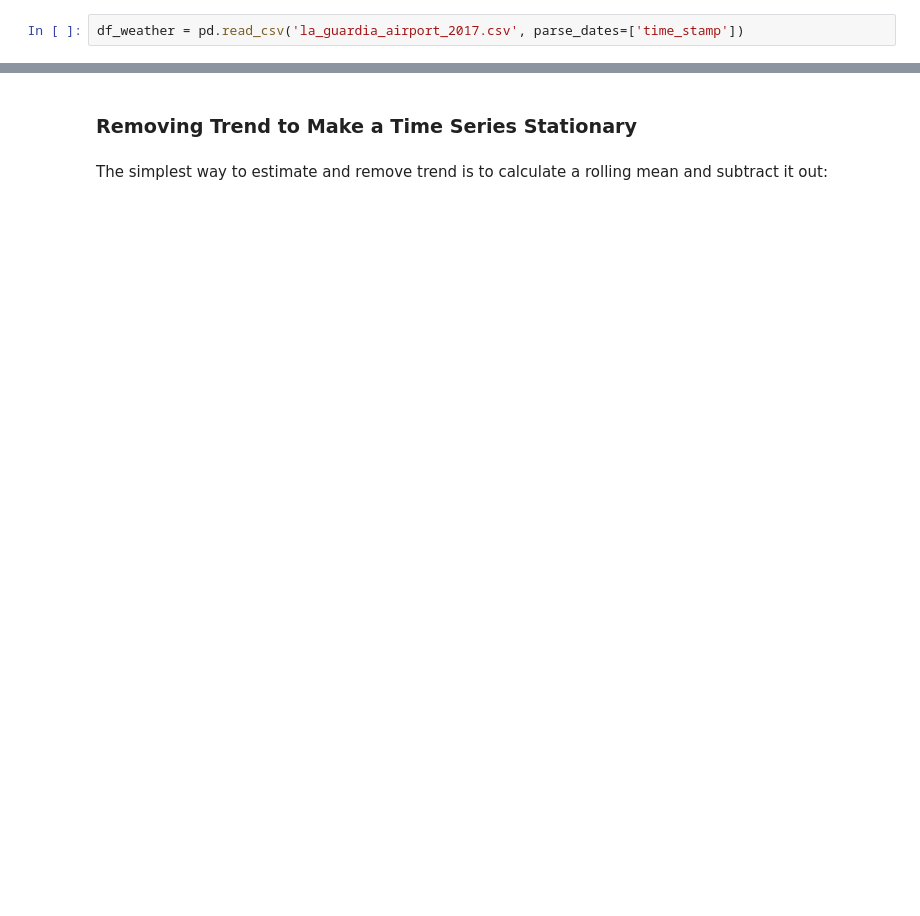
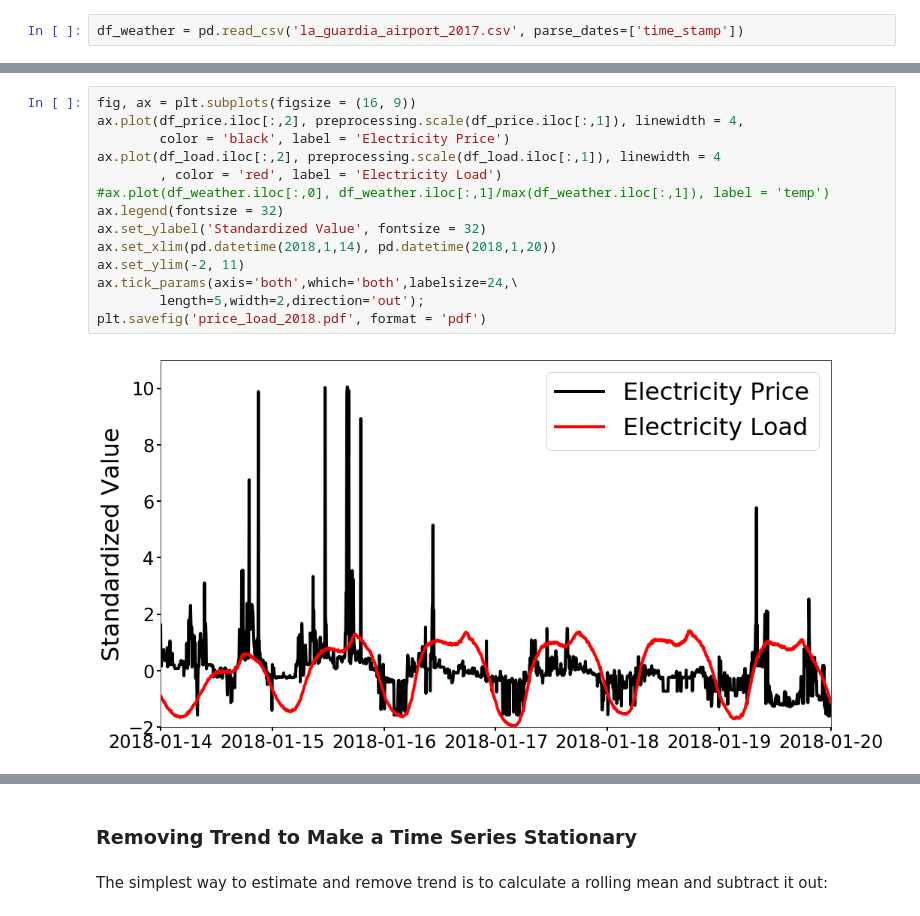
Before and after one commit to xingliuUT/battery_planner, a Jupyter notebook: decompose.ipynb, the cells around one changed output, grey strips where cells are left out. Cells and saved outputs as stored; diff of their text form; blank space fills up the shorter version.

```diff
--- a/decompose.ipynb
+++ b/decompose.ipynb
@@ -88,0 +234,16 @@ Here the p-value is smaller than 0.05, meaning that the data are stationary!
+# %%
+fig, ax = plt.subplots(figsize = (16, 9))
+ax.plot(df_price.iloc[:,2], preprocessing.scale(df_price.iloc[:,1]), linewidth = 4,
+        color = 'black', label = 'Electricity Price')
+ax.plot(df_load.iloc[:,2], preprocessing.scale(df_load.iloc[:,1]), linewidth = 4
+        , color = 'red', label = 'Electricity Load')
+#ax.plot(df_weather.iloc[:,0], df_weather.iloc[:,1]/max(df_weather.iloc[:,1]), label = 'temp')
+ax.legend(fontsize = 32)
+ax.set_ylabel('Standardized Value', fontsize = 32)
+ax.set_xlim(pd.datetime(2018,1,14), pd.datetime(2018,1,20))
+ax.set_ylim(-2, 11)
+ax.tick_params(axis='both',which='both',labelsize=24,\
+        length=5,width=2,direction='out');
+plt.savefig('price_load_2018.pdf', format = 'pdf')
+# %% [output]
+[figure, added]
```
Also changed, not shown: parts of 70 cells of this notebook, 6 other files.
